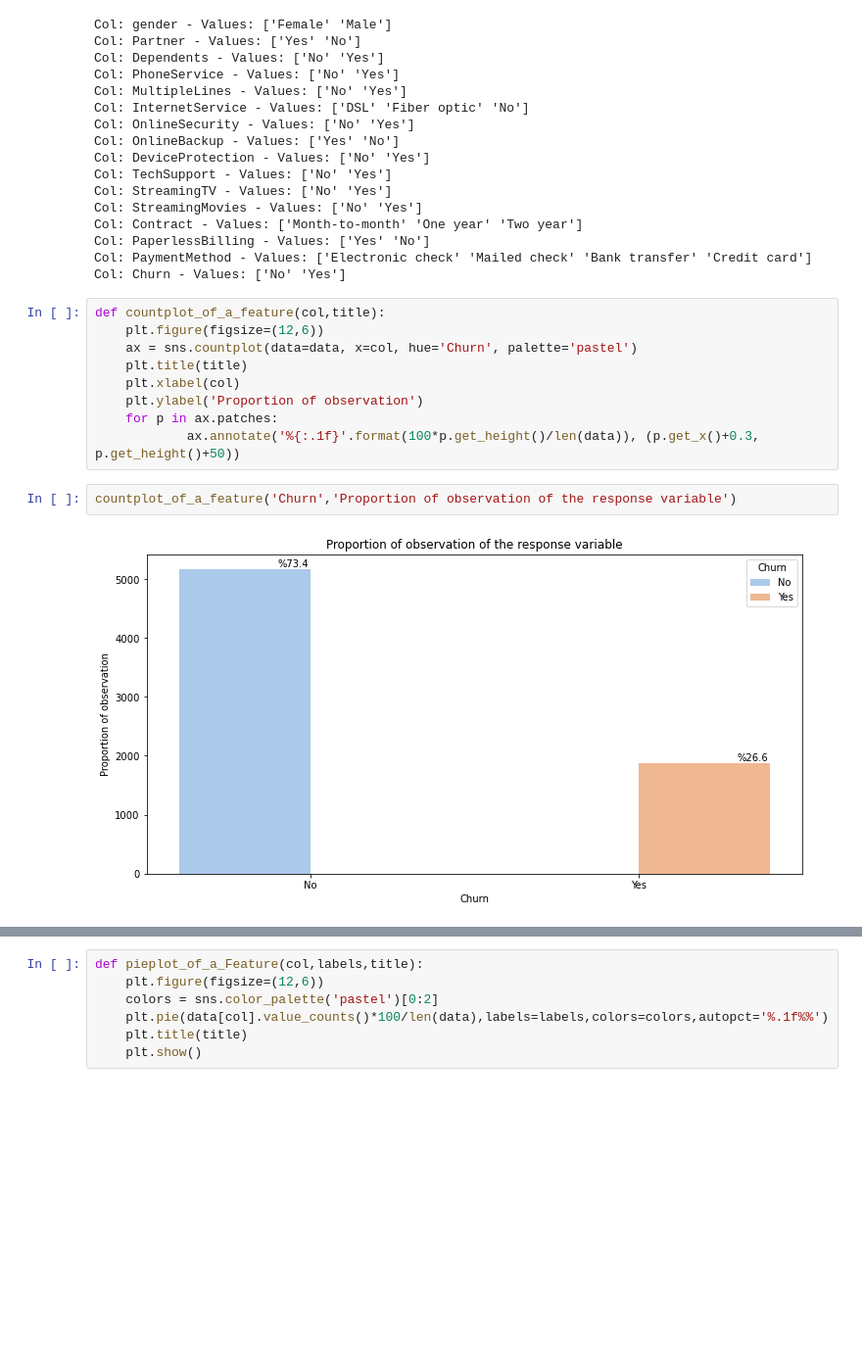
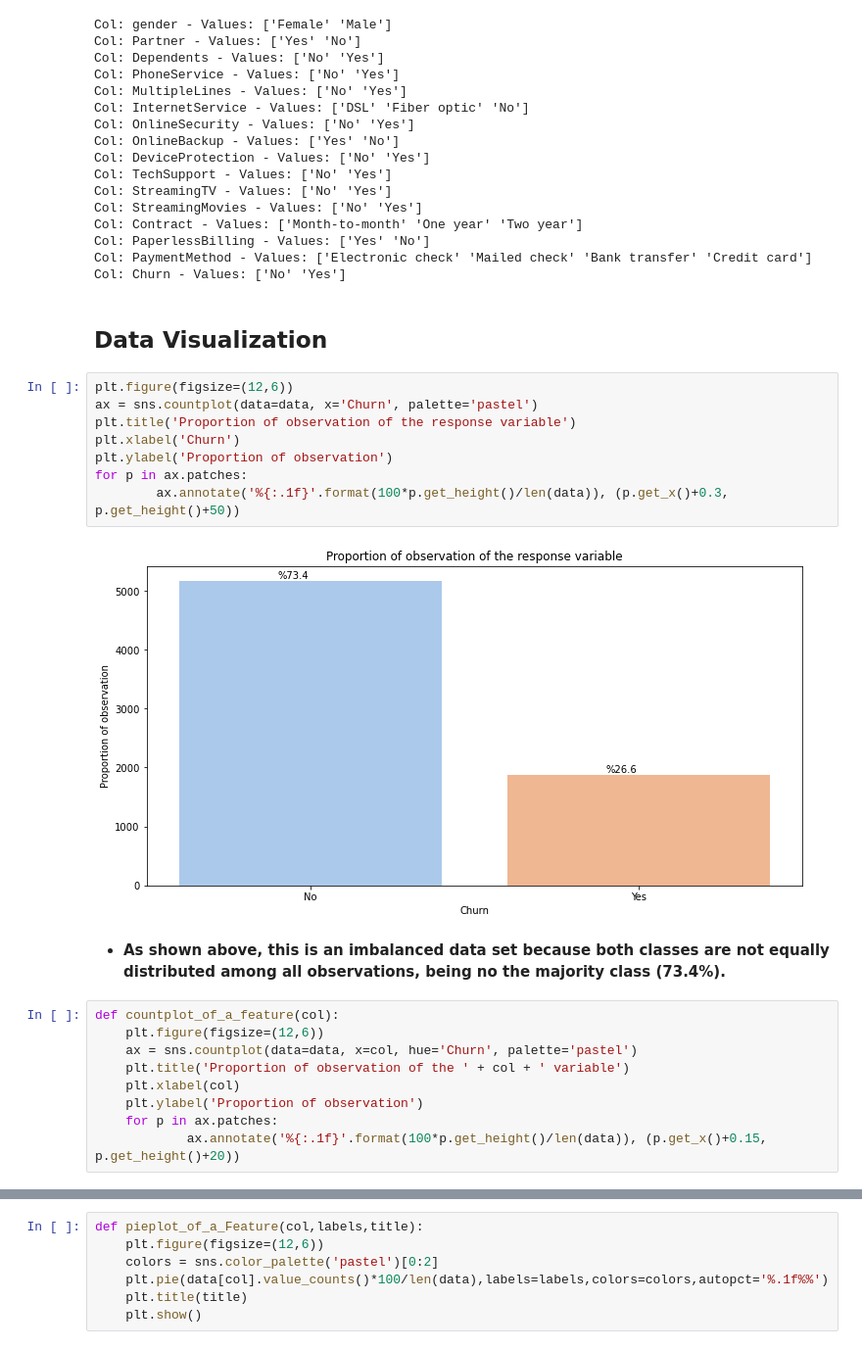
Before and after one commit to Bouaskaoun/customer-churn, a Jupyter notebook: customer-churn-prediction.ipynb, the cells around one changed output, grey strips where cells are left out. Shown at 98% size. Cells and saved outputs as stored; diff of their text form; blank space fills up the shorter version.

```diff
--- a/customer-churn-prediction.ipynb
+++ b/customer-churn-prediction.ipynb
@@ -180,16 +191,26 @@ Col: Contract - Values: ['Month-to-month' 'One year' 'Two year']
 Col: PaperlessBilling - Values: ['Yes' 'No']
 Col: PaymentMethod - Values: ['Electronic check' 'Mailed check' 'Bank transfer' 'Credit card']
 Col: Churn - Values: ['No' 'Yes']
+# %% [markdown]
+## Data Visualization
+# %%
+plt.figure(figsize=(12,6))
+ax = sns.countplot(data=data, x='Churn', palette='pastel')
+plt.title('Proportion of observation of the response variable')
+plt.xlabel('Churn')
+plt.ylabel('Proportion of observation')
+for p in ax.patches:
+        ax.annotate('%{:.1f}'.format(100*p.get_height()/len(data)), (p.get_x()+0.3, p.get_height()+50))
+# %% [output]
+[figure, added]
+# %% [markdown]
+- **As shown above, this is an imbalanced data set because both classes are not equally distributed among all observations, being no the majority class (73.4%).**
 # %%
-def countplot_of_a_feature(col,title):
+def countplot_of_a_feature(col):
     plt.figure(figsize=(12,6))
     ax = sns.countplot(data=data, x=col, hue='Churn', palette='pastel')
-    plt.title(title)
+    plt.title('Proportion of observation of the ' + col + ' variable')
     plt.xlabel(col)
     plt.ylabel('Proportion of observation')
     for p in ax.patches:
-            ax.annotate('%{:.1f}'.format(100*p.get_height()/len(data)), (p.get_x()+0.3, p.get_height()+50))
+            ax.annotate('%{:.1f}'.format(100*p.get_height()/len(data)), (p.get_x()+0.15, p.get_height()+20))
-# %%
-countplot_of_a_feature('Churn','Proportion of observation of the response variable')
-# %% [output]
-[figure, removed]
```
Also changed, not shown: parts of 30 cells of this notebook.
